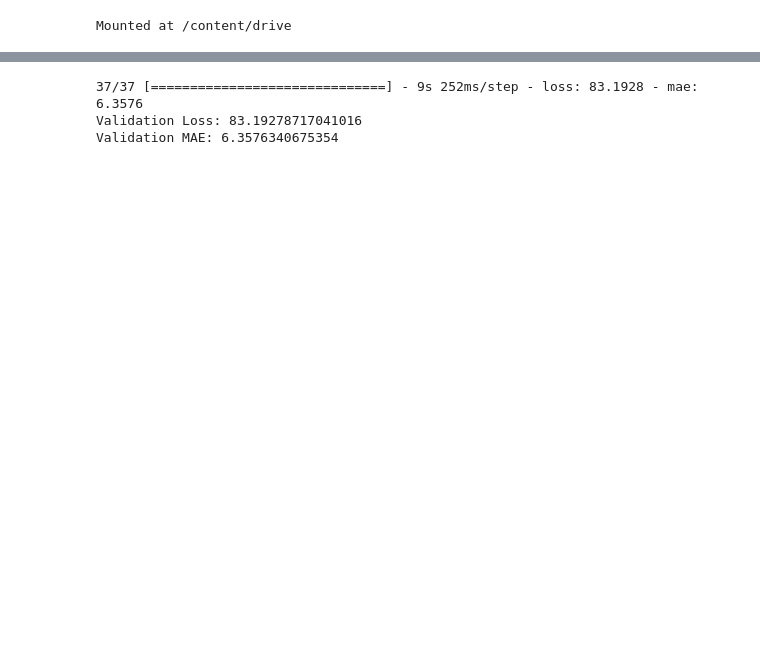
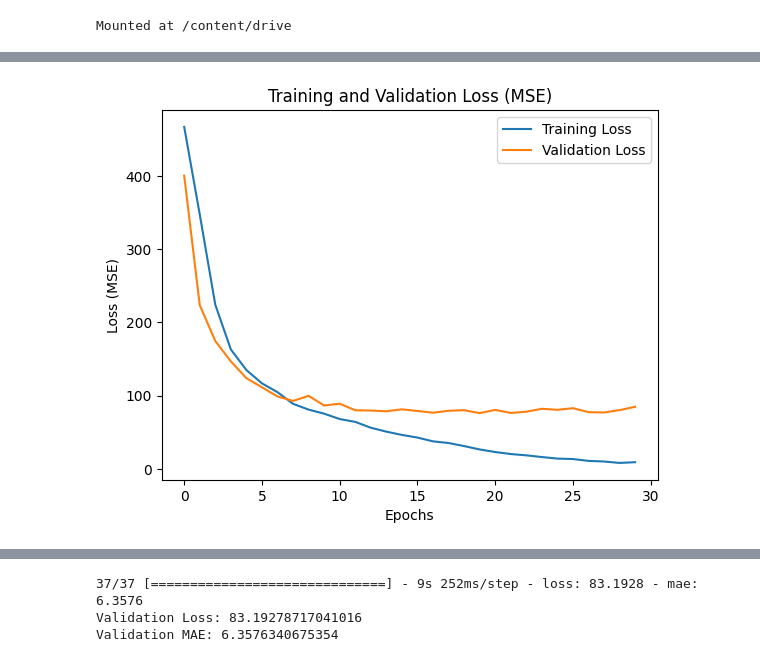
Before and after one commit to fnilvuwu/facial-age-estimation-website, a Jupyter notebook: CNN_Age_Detection.ipynb, the cells around one changed output, grey strips where cells are left out. Cells and saved outputs as stored; diff of their text form; code cells hidden in the pictures; blank space fills up the shorter version.

```diff
--- a/CNN_Age_Detection.ipynb
+++ b/CNN_Age_Detection.ipynb
@@ -96,7 +96,7 @@ def create_model():
 model = create_model()
 
 # Compile the model
-model.compile(optimizer='adam', loss='mean_squared_error', metrics=['mae'])
+model.compile(optimizer='adam', loss='mean_squared_error', metrics=['mae', 'mse', 'accuracy'])
 
 # Print the model summary
 model.summary()
@@ -127,7 +127,7 @@ epochs = 30
 train_data_gen = data_generator(train_filenames, batch_size)
 val_data_gen = data_generator(val_filenames, batch_size)
 
-# Train the model
-model.fit(train_data_gen, steps_per_epoch=len(train_filenames) // batch_size, epochs=epochs, validation_data=val_data_gen, validation_steps=len(val_filenames) // batch_size)
+# Train the model and store the training history
+history = model.fit(train_data_gen, steps_per_epoch=len(train_filenames) // batch_size, epochs=epochs, validation_data=val_data_gen, validation_steps=len(val_filenames) // batch_size)
 # %% [output]
 Epoch 1/30
@@ -158,0 +150,11 @@ zip error: Nothing to do! (try: zip -r /content/age_model.zip . -i /content/age_
+# %%
+# Plot the training and validation loss
+plt.plot(history.history['loss'], label='Training Loss')
+plt.plot(history.history['val_loss'], label='Validation Loss')
+plt.title('Training and Validation Loss (MSE)')
+plt.xlabel('Epochs')
+plt.ylabel('Loss (MSE)')
+plt.legend()
+plt.show()
+# %% [output]
+[figure, added]
```
Also changed, not shown: parts of 7 cells of this notebook.
